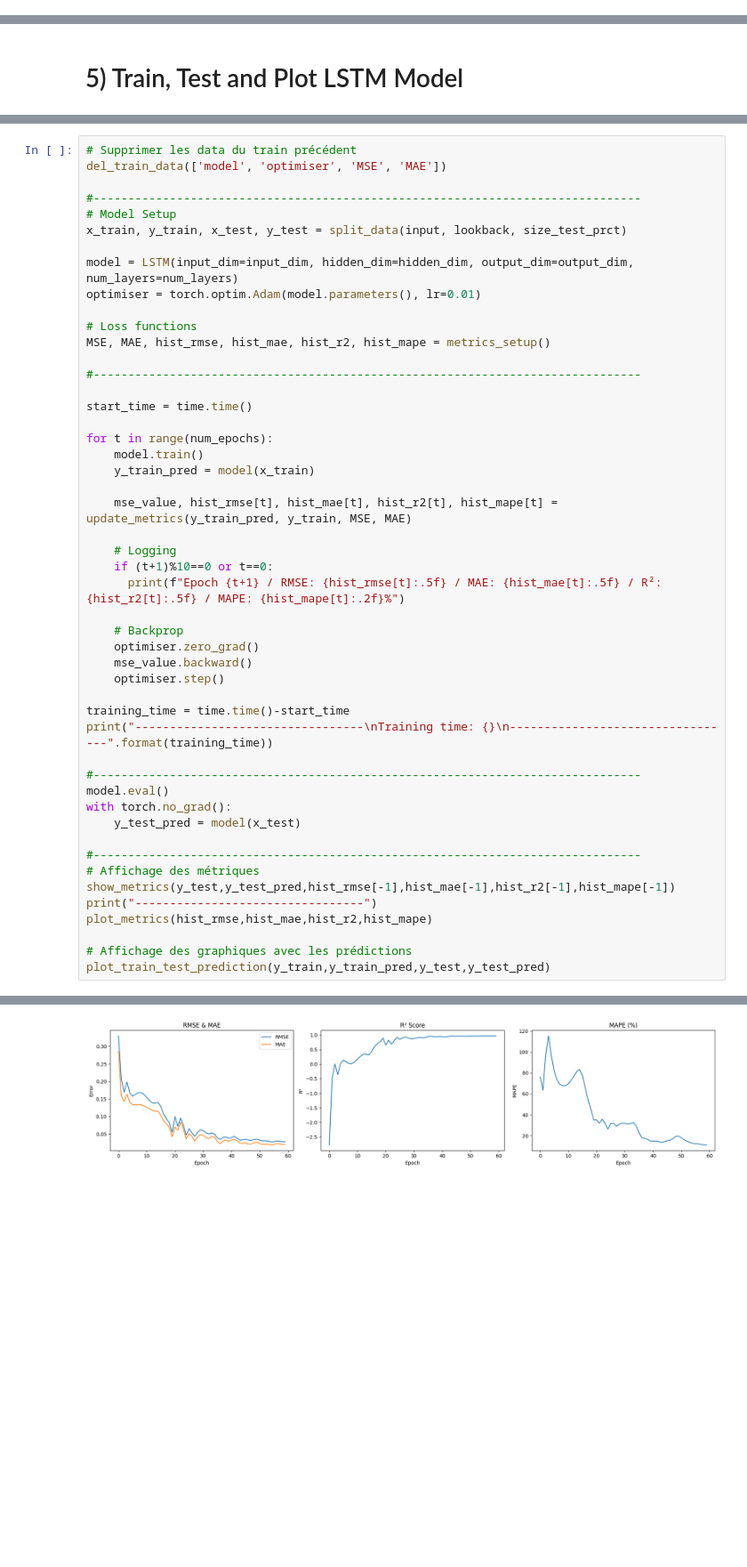
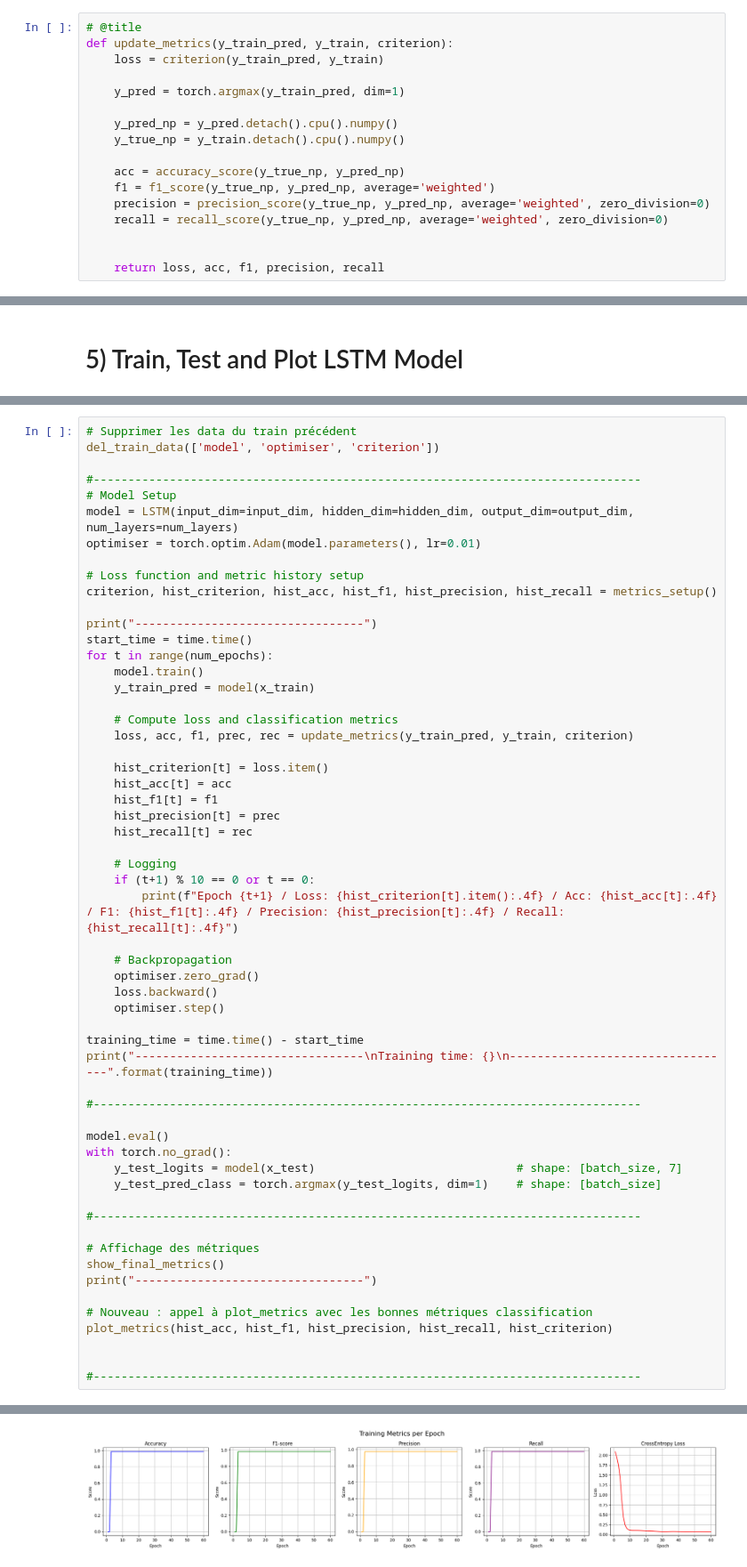
Before and after one commit to Nairlav/Finance, a Jupyter notebook: Projects/LSTM_Strategy.ipynb, the cells around one changed output, grey strips where cells are left out. Shown at 89% size. Cells and saved outputs as stored; diff of their text form; blank space fills up the shorter version.

```diff
--- a/Projects/LSTM_Strategy.ipynb
+++ b/Projects/LSTM_Strategy.ipynb
@@ -317,3 +347,20 @@ def update_metrics(y_train_pred, y_train, MSE, MAE):
+# %%
+# @title
+def update_metrics(y_train_pred, y_train, criterion):
+    loss = criterion(y_train_pred, y_train)
+
+    y_pred = torch.argmax(y_train_pred, dim=1)
+
+    y_pred_np = y_pred.detach().cpu().numpy()
+    y_true_np = y_train.detach().cpu().numpy()
+
+    acc = accuracy_score(y_true_np, y_pred_np)
+    f1 = f1_score(y_true_np, y_pred_np, average='weighted')
+    precision = precision_score(y_true_np, y_pred_np, average='weighted', zero_division=0)
+    recall = recall_score(y_true_np, y_pred_np, average='weighted', zero_division=0)
+
+
+    return loss, acc, f1, precision, recall
 # %% [markdown]
 # 4) Setup Data Pisplay Definition
 # %% [markdown]
@@ -426,50 +538,58 @@ input = pd.DataFrame(input["Price"])
 # %%
 # Supprimer les data du train précédent
-del_train_data(['model', 'optimiser', 'MSE', 'MAE'])
+del_train_data(['model', 'optimiser', 'criterion'])
 
 #-------------------------------------------------------------------------------
 # Model Setup
-x_train, y_train, x_test, y_test = split_data(input, lookback, size_test_prct)
-
 model = LSTM(input_dim=input_dim, hidden_dim=hidden_dim, output_dim=output_dim, num_layers=num_layers)
 optimiser = torch.optim.Adam(model.parameters(), lr=0.01)
 
-# Loss functions
-MSE, MAE, hist_rmse, hist_mae, hist_r2, hist_mape = metrics_setup()
+# Loss function and metric history setup
+criterion, hist_criterion, hist_acc, hist_f1, hist_precision, hist_recall = metrics_setup()
 
-#-------------------------------------------------------------------------------
-
+print("---------------------------------")
 start_time = time.time()
-
 for t in range(num_epochs):
     model.train()
     y_train_pred = model(x_train)
 
-    mse_value, hist_rmse[t], hist_mae[t], hist_r2[t], hist_mape[t] = update_metrics(y_train_pred, y_train, MSE, MAE)
+    # Compute loss and classification metrics
+    loss, acc, f1, prec, rec = update_metrics(y_train_pred, y_train, criterion)
+
+    hist_criterion[t] = loss.item()
+    hist_acc[t] = acc
+    hist_f1[t] = f1
+    hist_precision[t] = prec
+    hist_recall[t] = rec
 
     # Logging
-    if (t+1)%10==0 or t==0:
-      print(f"Epoch {t+1} / RMSE: {hist_rmse[t]:.5f} / MAE: {hist_mae[t]:.5f} / R²: {hist_r2[t]:.5f} / MAPE: {hist_mape[t]:.2f}%")
+    if (t+1) % 10 == 0 or t == 0:
+        print(f"Epoch {t+1} / Loss: {hist_criterion[t].item():.4f} / Acc: {hist_acc[t]:.4f} / F1: {hist_f1[t]:.4f} / Precision: {hist_precision[t]:.4f} / Recall: {hist_recall[t]:.4f}")
 
-    # Backprop
+    # Backpropagation
     optimiser.zero_grad()
-    mse_value.backward()
+    loss.backward()
     optimiser.step()
 
-training_time = time.time()-start_time
+training_time = time.time() - start_time
 print("---------------------------------\nTraining time: {}\n---------------------------------".format(training_time))
 
 #-------------------------------------------------------------------------------
+
 model.eval()
 with torch.no_grad():
-    y_test_pred = model(x_test)
+    y_test_logits = model(x_test)                             # shape: [batch_size, 7]
+    y_test_pred_class = torch.argmax(y_test_logits, dim=1)    # shape: [batch_size]
 
 #-------------------------------------------------------------------------------
+
 # Affichage des métriques
-show_metrics(y_test,y_test_pred,hist_rmse[-1],hist_mae[-1],hist_r2[-1],hist_mape[-1])
+show_final_metrics()
 print("---------------------------------")
-plot_metrics(hist_rmse,hist_mae,hist_r2,hist_mape)
 
-# Affichage des graphiques avec les prédictions
-plot_train_test_prediction(y_train,y_train_pred,y_test,y_test_pred)
+# Nouveau : appel à plot_metrics avec les bonnes métriques classification
+plot_metrics(hist_acc, hist_f1, hist_precision, hist_recall, hist_criterion)
+
+
+#-------------------------------------------------------------------------------
 # %% [output]
@@ -492 +613 @@ MAPE  11.137674  3.437711
-[figure, old version]
+[figure, new version]
```
Also changed, not shown: parts of 24 cells of this notebook.
